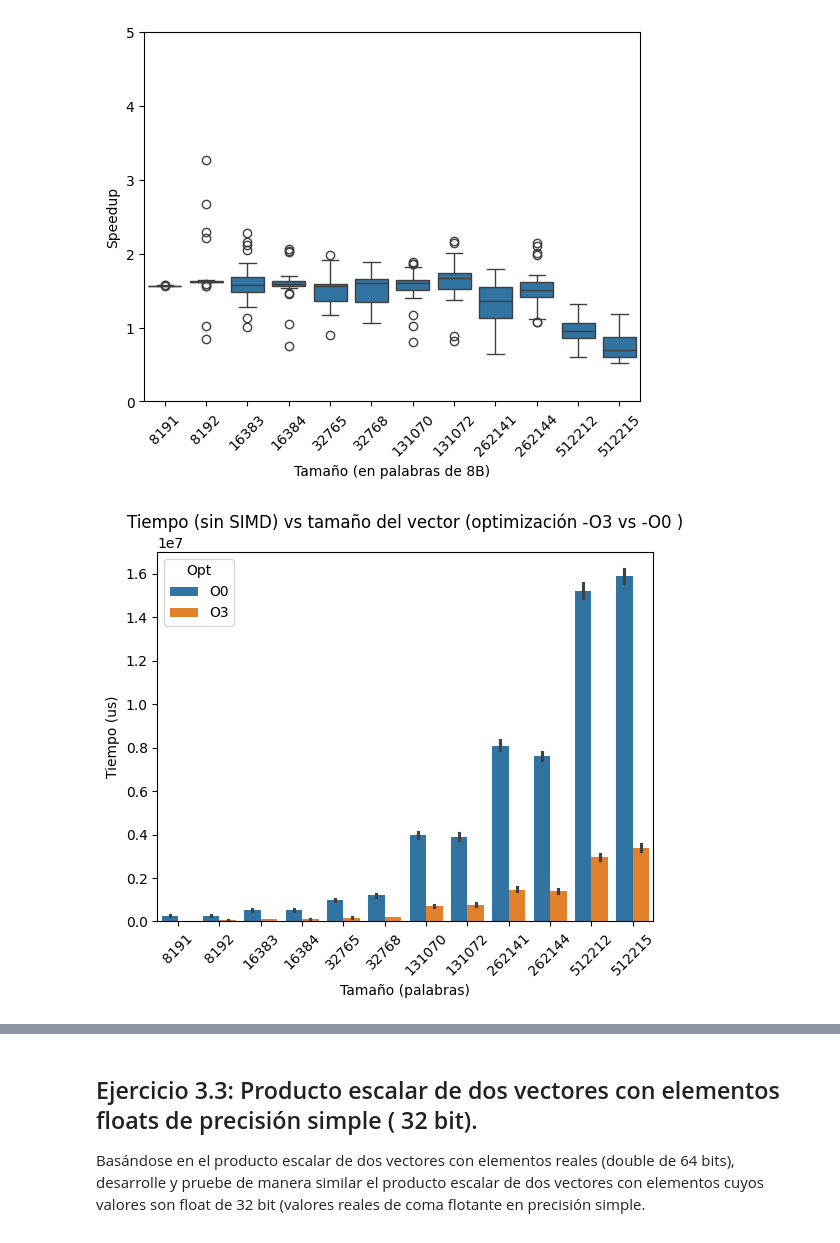
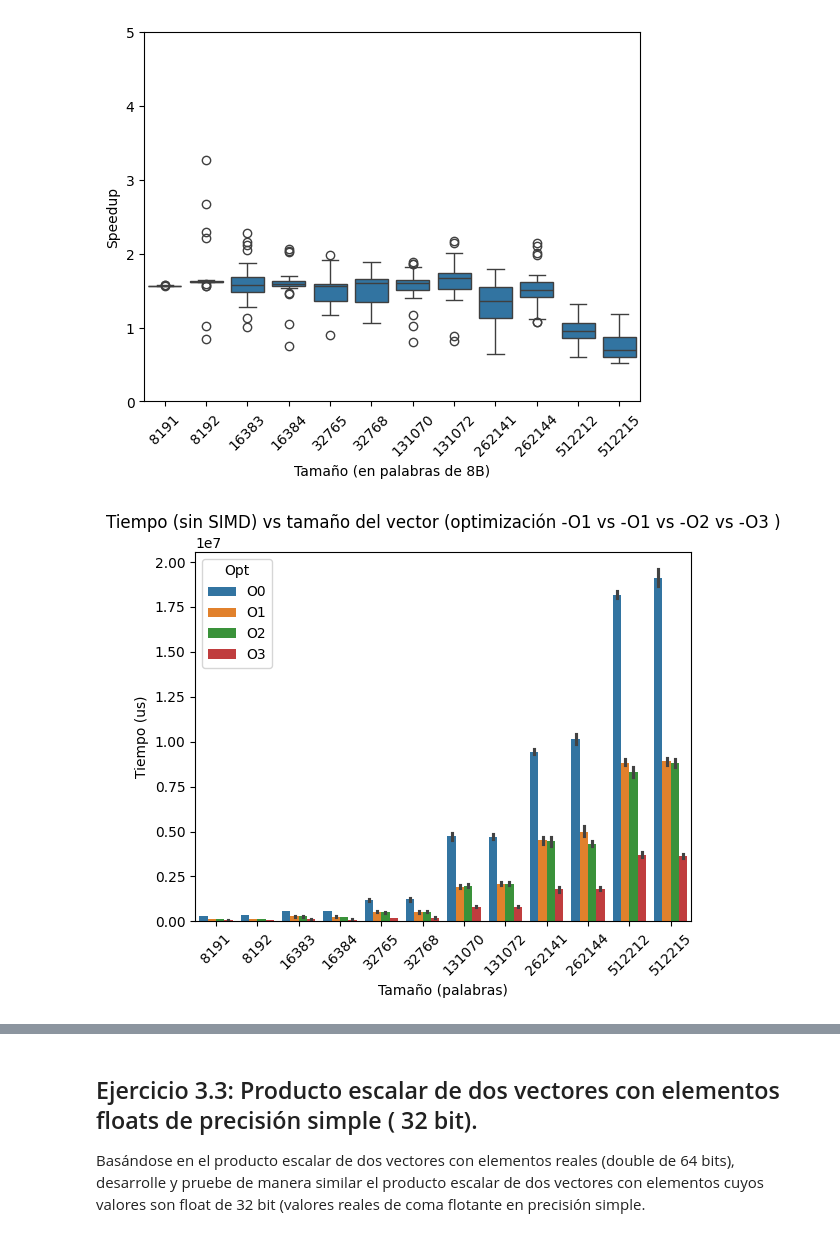
Before and after one commit to victorino3c/CAP-P1, a Jupyter notebook: Tutorial_SIMD_intirnsics.ipynb/Tutorial_SIMD_intirnsics.ipynb, the cells around one changed output, grey strips where cells are left out. Cells and saved outputs as stored; diff of their text form; code cells hidden in the pictures.

```diff
--- a/Tutorial_SIMD_intirnsics.ipynb/Tutorial_SIMD_intirnsics.ipynb
+++ b/Tutorial_SIMD_intirnsics.ipynb/Tutorial_SIMD_intirnsics.ipynb
@@ -883,18 +889,23 @@ plt.ylim([0,5])
 (0.0, 5.0)
 [figure]
 # %%
+df1 = pd.read_csv("dotproductdataO1.txt", sep=" ")
+df2 = pd.read_csv("dotproductdataO2.txt", sep=" ")
+
 df0["Opt"] = "O0"
+df1["Opt"] = "O1"
+df2["Opt"] = "O2"
 df3["Opt"] = "O3"
 
 
-df = pd.concat([df0, df3])
+df = pd.concat([df0, df1, df2, df3])
 # %%
 sns.barplot(df, x="tamaño", y="time_naive", hue="Opt")
-plt.title('Tiempo (sin SIMD) vs tamaño del vector (optimización -O3 vs -O0 )')
+plt.title('Tiempo (sin SIMD) vs tamaño del vector (optimización -O1 vs -O1 vs -O2 vs -O3 )')
 plt.xlabel('Tamaño (palabras)')
 plt.ylabel('Tiempo (us)')
 plt.xticks(rotation=45);
 # %% [output]
-[figure, old version]
+[figure, new version]
 # %%
 sns.barplot(df, x="tamaño", y="time_simd", hue="Opt")
```
Also changed, not shown: parts of 16 cells of this notebook.
